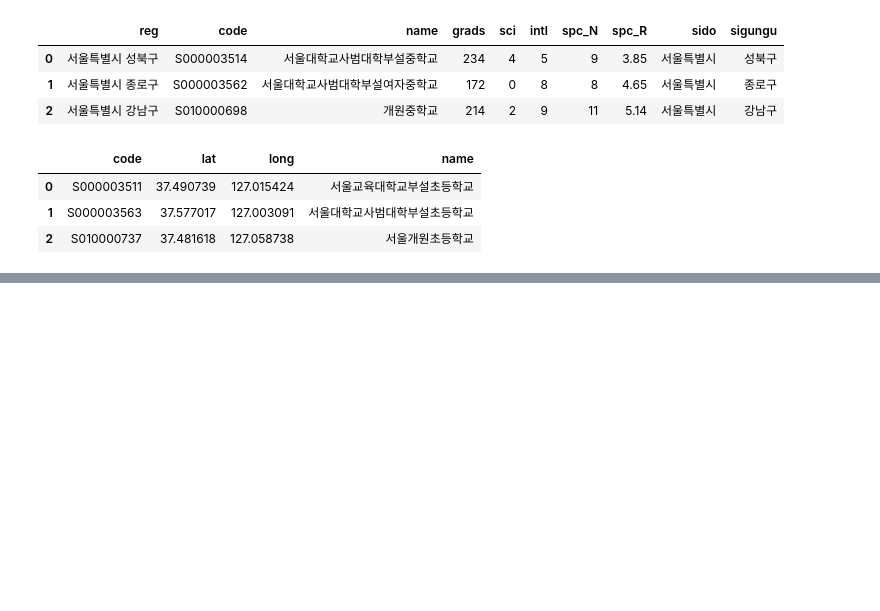
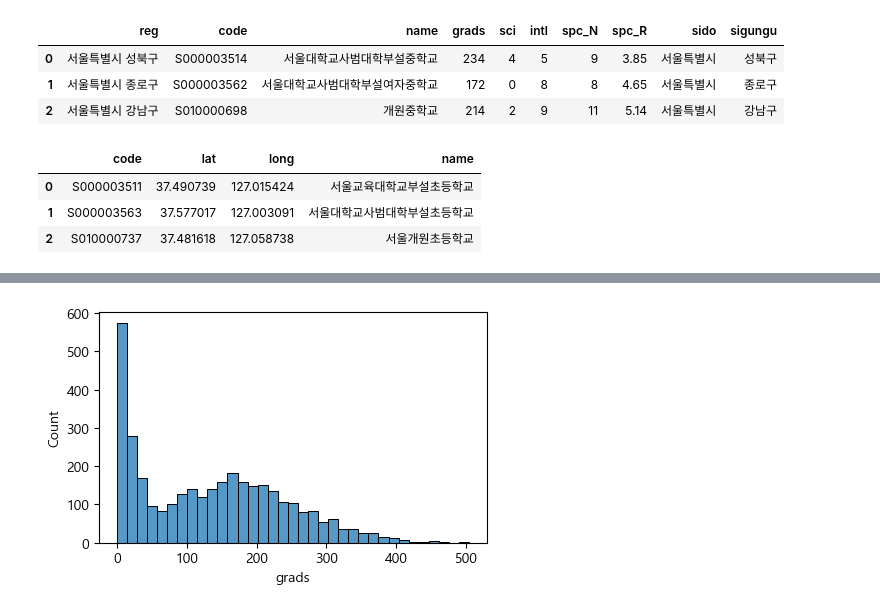
Before and after one commit to Silvercastle/HDAT, a Jupyter notebook: BSJ/현대엔지비_데이터분석/JupyterNotebook/python data day1.ipynb, the cells around one changed output, grey strips where cells are left out. Cells and saved outputs as stored; diff of their text form; code cells hidden in the pictures; blank space fills up the shorter version.

```diff
--- a/BSJ/현대엔지비_데이터분석/JupyterNotebook/python data day1.ipynb
+++ b/BSJ/현대엔지비_데이터분석/JupyterNotebook/python data day1.ipynb
@@ -869,0 +1036,15 @@ total_df.to_excel( r'학군연습.xlsx', index=False )
+# %%
+# 새로운 자료구조 2개
+# Series, DataFrame
+
+import pandas as pd
+
+path = './학군연습.xlsx'
+school_df = pd.read_excel( path )
+
+# 엑셀 => df
+# 컬럼(사용할 컬럼 추리기, 컬럼 이름 바꾸기)
+# 인덱스
+# 데이터값(결측 데이터 처리, 데이터 타입 체크)
+# 6가지 기능들
+# 시리즈의 연산, 필터링, apply, groupby, pivot + merge
@@ -869,0 +1162,8 @@ total_df.to_excel( r'학군연습.xlsx', index=False )
+# %%
+plt.figure(figsize=(5,3))
+
+sns.histplot( school_df, x='grads', bins=35 )
+
+plt.show()
+# %% [output]
+[figure, added]
```
Also changed, not shown: parts of 56 cells of this notebook, 46 other files.
